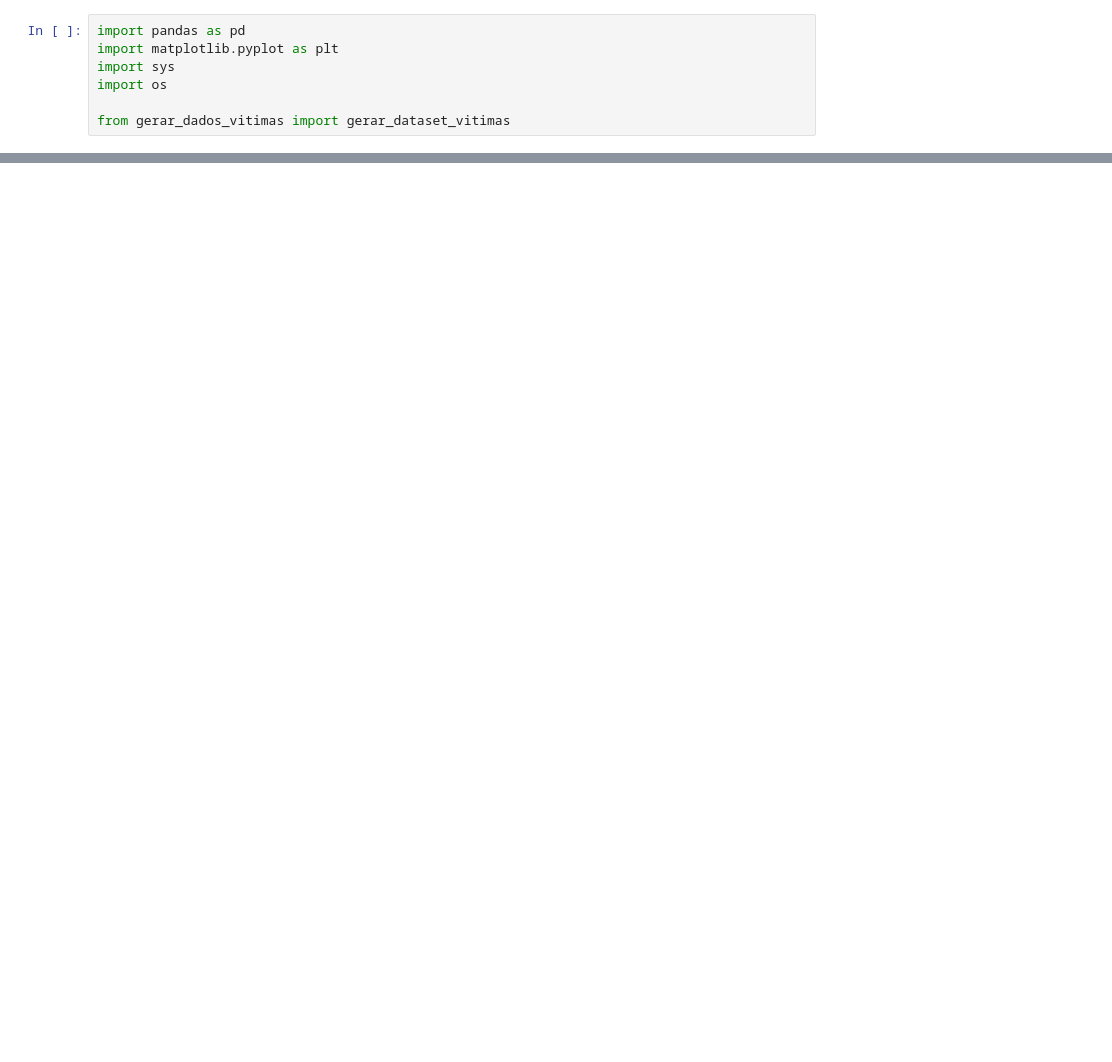
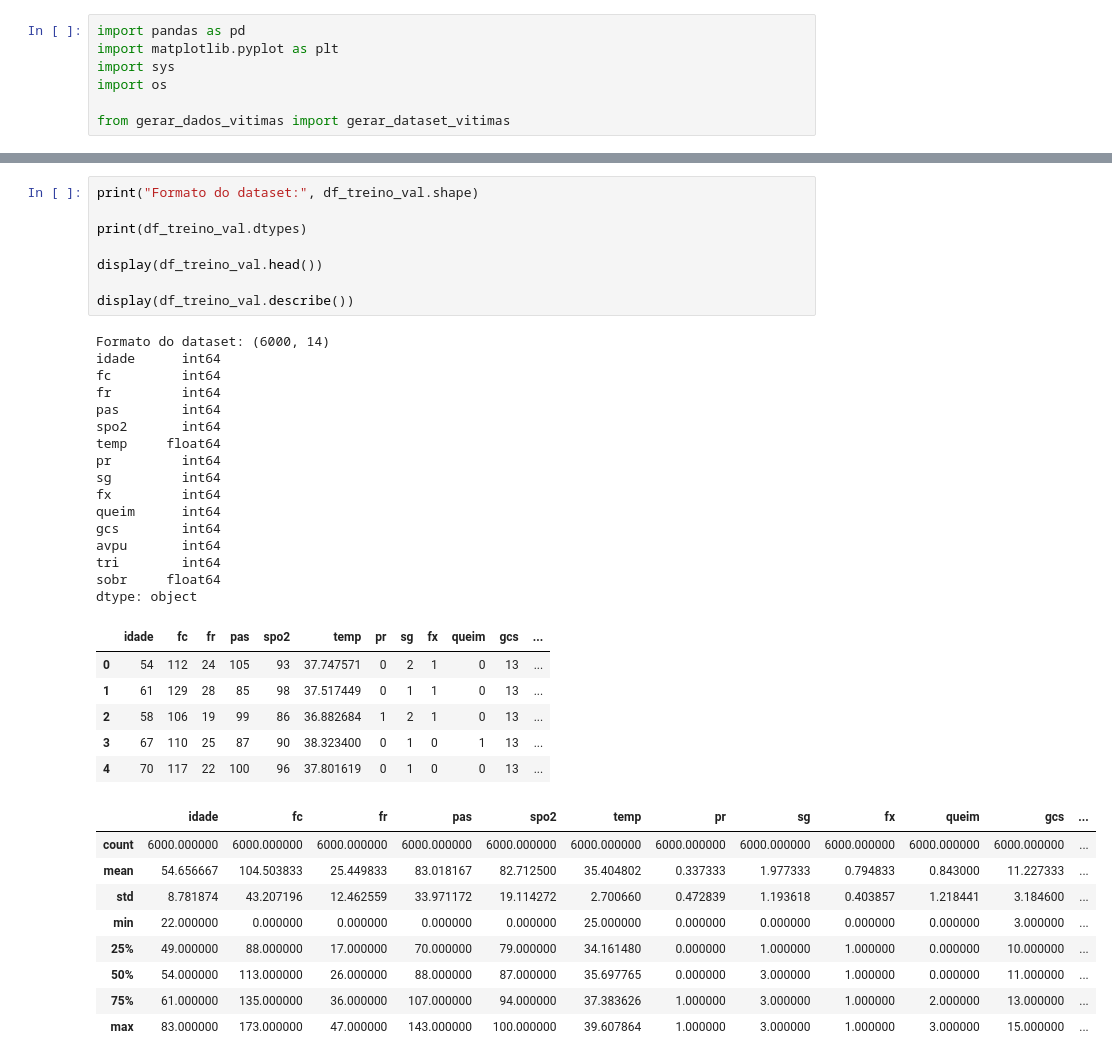
Before and after one commit to MatheusLoureiro2003/regressao_sistemas_inteligentes, a Jupyter notebook: regressao.ipynb, the cells around one changed output, grey strips where cells are left out. Saved outputs shown, nothing was run; the diff lists cells and outputs as text; blank space fills up the shorter version.

```diff
--- a/regressao.ipynb
+++ b/regressao.ipynb
@@ -28,0 +36,40 @@ OSError: Cannot save file into a non-existent directory: '..\datasets\vict\10v'
+# %%
+print("Formato do dataset:", df_treino_val.shape)
+
+print(df_treino_val.dtypes)
+
+display(df_treino_val.head())
+
+display(df_treino_val.describe())
+# %% [output]
+Formato do dataset: (6000, 14)
+idade      int64
+fc         int64
+fr         int64
+pas        int64
+spo2       int64
+temp     float64
+pr         int64
+sg         int64
+fx         int64
+queim      int64
+gcs        int64
+avpu       int64
+tri        int64
+sobr     float64
+dtype: object
+|  | idade | fc | fr | pas | spo2 | temp | pr | sg | fx | queim | gcs | ... |
+| 0 | 54 | 112 | 24 | 105 | 93 | 37.747571 | 0 | 2 | 1 | 0 | 13 | ... |
+| 1 | 61 | 129 | 28 | 85 | 98 | 37.517449 | 0 | 1 | 1 | 0 | 13 | ... |
+| 2 | 58 | 106 | 19 | 99 | 86 | 36.882684 | 1 | 2 | 1 | 0 | 13 | ... |
+| 3 | 67 | 110 | 25 | 87 | 90 | 38.323400 | 0 | 1 | 0 | 1 | 13 | ... |
+| 4 | 70 | 117 | 22 | 100 | 96 | 37.801619 | 0 | 1 | 0 | 0 | 13 | ... |
+|  | idade | fc | fr | pas | spo2 | temp | pr | sg | fx | queim | gcs | ... |
+| count | 6000.000000 | 6000.000000 | 6000.000000 | 6000.000000 | 6000.000000 | 6000.000000 | 6000.000000 | 6000.000000 | 6000.000000 | 6000.000000 | 6000.000000 | ... |
+| mean | 54.656667 | 104.503833 | 25.449833 | 83.018167 | 82.712500 | 35.404802 | 0.337333 | 1.977333 | 0.794833 | 0.843000 | 11.227333 | ... |
+| std | 8.781874 | 43.207196 | 12.462559 | 33.971172 | 19.114272 | 2.700660 | 0.472839 | 1.193618 | 0.403857 | 1.218441 | 3.184600 | ... |
+| min | 22.000000 | 0.000000 | 0.000000 | 0.000000 | 0.000000 | 25.000000 | 0.000000 | 0.000000 | 0.000000 | 0.000000 | 3.000000 | ... |
+| 25% | 49.000000 | 88.000000 | 17.000000 | 70.000000 | 79.000000 | 34.161480 | 0.000000 | 1.000000 | 1.000000 | 0.000000 | 10.000000 | ... |
+| 50% | 54.000000 | 113.000000 | 26.000000 | 88.000000 | 87.000000 | 35.697765 | 0.000000 | 3.000000 | 1.000000 | 0.000000 | 11.000000 | ... |
+| 75% | 61.000000 | 135.000000 | 36.000000 | 107.000000 | 94.000000 | 37.383626 | 1.000000 | 3.000000 | 1.000000 | 2.000000 | 13.000000 | ... |
+| max | 83.000000 | 173.000000 | 47.000000 | 143.000000 | 100.000000 | 39.607864 | 1.000000 | 3.000000 | 1.000000 | 3.000000 | 15.000000 | ... |
```
Also changed, not shown: parts of 5 cells of this notebook, 1 other file.
